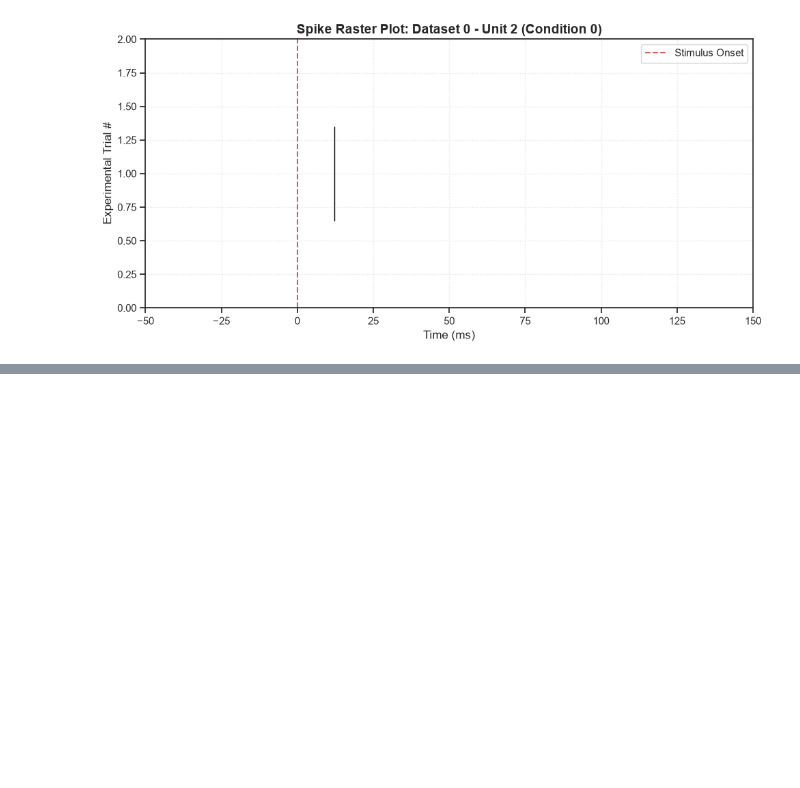
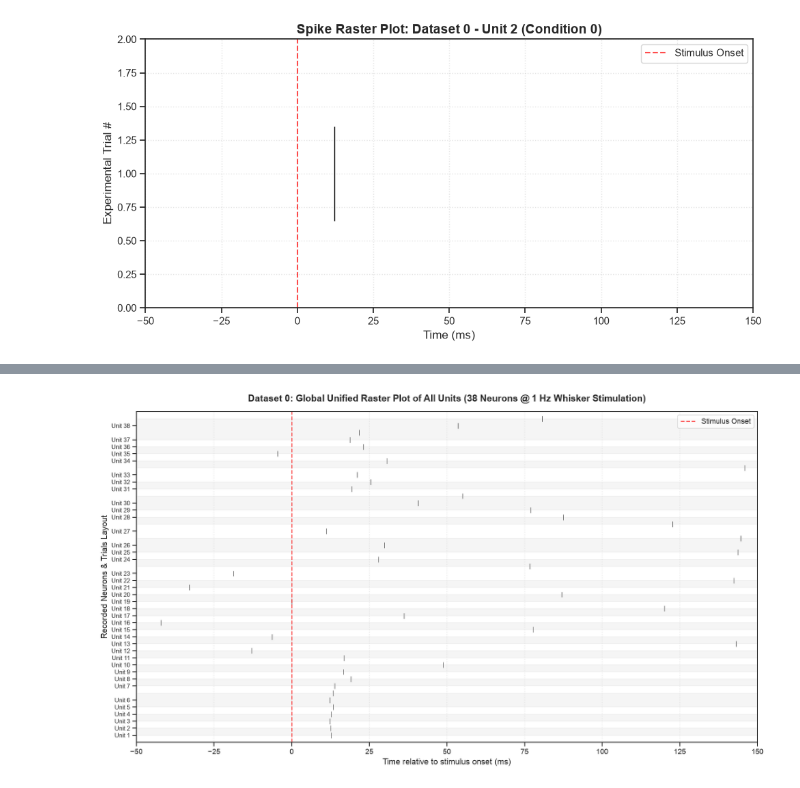
Before and after one commit to Galileo-Neuro-JJ/CYCU1151, a Jupyter notebook: Load_spike_datasets_JJ-aia.ipynb, the cells around one changed output, grey strips where cells are left out. Saved outputs shown, nothing was run; the diff lists cells and outputs as text; code cells hidden in the pictures; blank space fills up the shorter version.

```diff
--- a/Load_spike_datasets_JJ-aia.ipynb
+++ b/Load_spike_datasets_JJ-aia.ipynb
@@ -726,0 +731,97 @@ Total active sweeps/trials prepared for plotting: 1
+# %%
+import matplotlib.pyplot as plt
+import numpy as np
+
+# 1. Fetch data loader safely from notebook memory
+data_loaders_list = PIPELINE_DATA.get("data_loaders")
+if not data_loaders_list:
+    raise ValueError("Error: PIPELINE_DATA['data_loaders'] is empty.")
+
+target_dataset_idx = 0
+data_loader = data_loaders_list[target_dataset_idx]
+target_condition_idx = 4  # Condition 4 corresponds to 1 Hz stimulation
+
+# 2. Extract configuration metadata boundaries dynamically
+num_units = len(data_loader.neurophys_layer_string_of_each_unit)
+num_conditions = data_loader.number_of_conditions
+
+print("--- Unified Dataset Analysis ---")
+print(f"Total Unique Neurons (Units): {num_units}")
+print(f"Total Conditions: {num_conditions}")
+
+# 3. Create a single master plot canvas
+fig, ax = plt.subplots(figsize=(14, 8), dpi=120)
+
+all_cleaned_trains = []
+y_axis_labels = []
+current_row = 1
+
+# Maintain list tracking pixel shading offsets safely
+unit_boundaries = [0]
+
+# 4. Loop through every unit and extract its trials under the 1 Hz condition
+for unit_idx in range(num_units):
+    # Calculate index path inside the flattened spikewarp array sequence
+    # Offset formula: (unit_index * number_of_conditions) + condition_index
+    flattened_index = (unit_idx * num_conditions) + target_condition_idx
+
+    # Extract trials array for this specific cell configuration safely
+    unit_condition_trials = data_loader.all_cut_out_spike_trains[flattened_index]
+    actual_trials_count = len(unit_condition_trials)
+
+    if actual_trials_count == 0:
+        continue
+
+    # Process and append each trial's timestamps into our layout matrix
+    for trial_idx, trial in enumerate(unit_condition_trials):
+        if hasattr(trial, '__len__'):
+            all_cleaned_trains.append(np.atleast_1d(trial))
+        else:
+            all_cleaned_trains.append(np.array([trial]) if (not np.isnan(trial) and trial is not None) else np.array([]))
+
+        current_row += 1
+
+    # Set the label position to be exactly at the center of this specific unit's trials block
+    midpoint_row = current_row - int(actual_trials_count / 2) - 1
+    y_axis_labels.append((midpoint_row, f"Unit {unit_idx + 1}"))
+    unit_boundaries.append(current_row - 1)
+
+# 5. Render all spikes instantly in a single optimized vector eventplot call
+ax.eventplot(
+    all_cleaned_trains,
+    orientation='horizontal',
+    lineoffsets=np.arange(1, len(all_cleaned_trains) + 1),
+    linelengths=0.8,
+    colors='black',
+    linewidths=0.5
+)
+
+# 6. Formatting and Aesthetics Configuration
+ax.set_title(f"Dataset {target_dataset_idx}: Global Unified Raster Plot of All Units ({num_units} Neurons @ 1 Hz Whisker Stimulation)",
+             fontsize=14, fontweight='bold', pad=15)
+ax.set_xlabel("Time relative to stimulus onset (ms)", fontsize=12)
+ax.set_ylabel("Recorded Neurons & Trials Layout", fontsize=12)
+
+# Standardize bounded window views (-50ms to 150ms as per Isbister 2021)
+ax.set_xlim([-50, 150])
+ax.set_ylim([0, len(all_cleaned_trains) + 1])
+
+# Apply custom y-ticks safely if we collected labels successfully
+if y_axis_labels:
+    tick_positions, tick_labels = zip(*y_axis_labels)
+    ax.set_yticks(tick_positions)
+    ax.set_yticklabels(tick_labels, fontsize=9)
+
+# Inject stimulus presentation onset vertical marker line at T=0
+ax.axvline(x=0, color='red', linestyle='--', alpha=0.7, linewidth=1.5, label='Stimulus Onset')
+ax.legend(loc='upper right')
+
+# Add alternating shaded backgrounds to separate units cleanly based on real tracking offsets
+for i in range(len(unit_boundaries) - 1):
+    if i % 2 == 1:
+        ax.axhspan(unit_boundaries[i], unit_boundaries[i+1], color='gray', alpha=0.08, zorder=0)
+
+ax.grid(axis='x', linestyle=':', alpha=0.5)
+plt.tight_layout()
+plt.show()
+# %% [output]
@@ -726,0 +831 @@ Total active sweeps/trials prepared for plotting: 1
+[figure, added]
```
Also changed, not shown: parts of 3 cells of this notebook.
